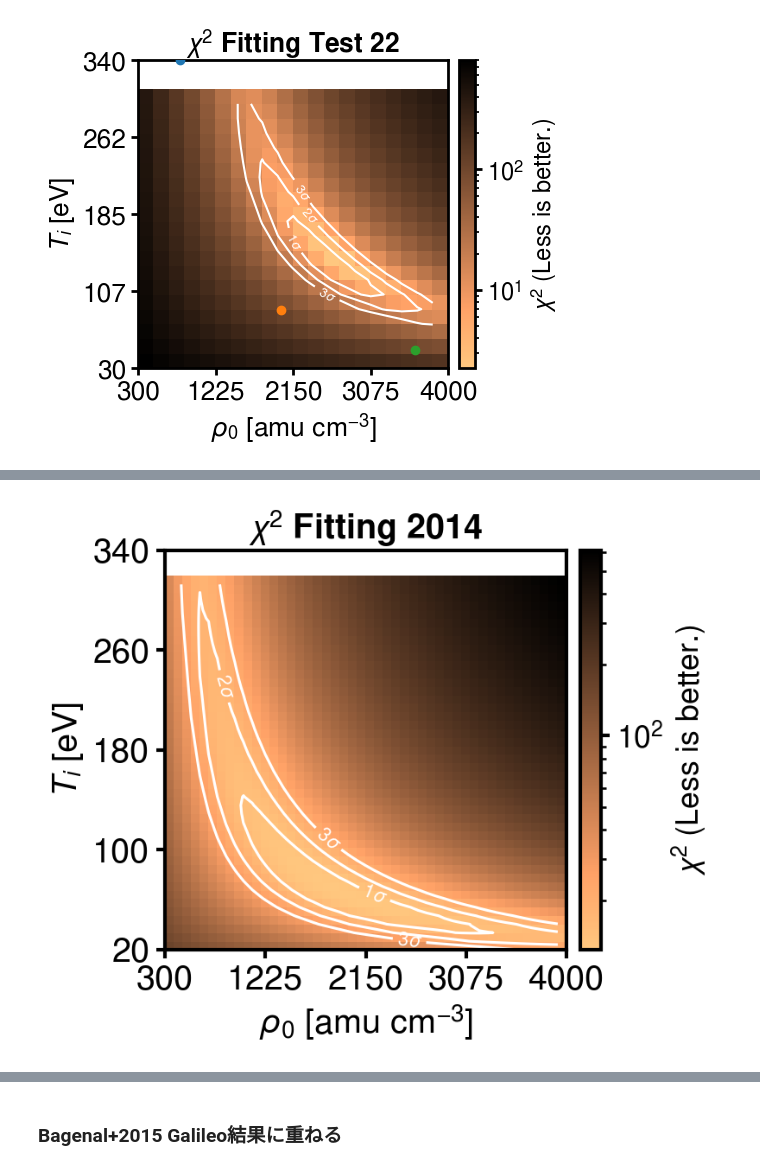
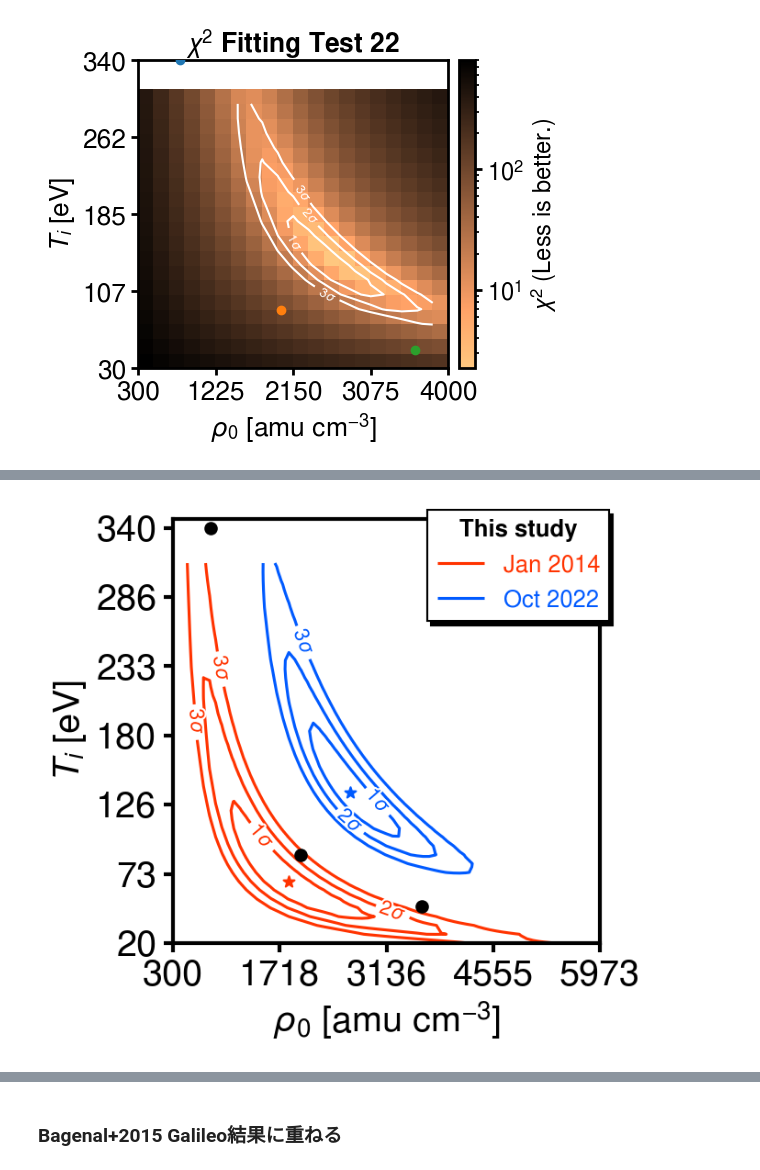
Before and after one commit to ShinnosukeSatoh/HST_Jupiter_footprints_dms, a Jupyter notebook: Leadangle_fitplot.ipynb, the cells around one changed output, grey strips where cells are left out. Cells and saved outputs as stored; diff of their text form; code cells hidden in the pictures.

Commit message:
Parameter range expanded.

```diff
--- a/Leadangle_fitplot.ipynb
+++ b/Leadangle_fitplot.ipynb
@@ -683,13 +925,7 @@ plt.plot()
 # %%
-chi2 = np.loadtxt('img/LeadangleFit/2014_5/params_chi2.txt')
-RHO0 = np.loadtxt('img/LeadangleFit/2014_5/params_RHO0.txt')
-Ti0 = np.loadtxt('img/LeadangleFit/2014_5/params_Ti0.txt')
-
-# chi square value converted to p value
-p_value = np.zeros(chi2.shape)
-for i in range(p_value.shape[0]):
-    for j in range(p_value.shape[1]):
-        p_value[i,j] = stats.chi2.sf(x=chi2[i,j], df=156)
+chi2 = np.loadtxt('img/LeadangleFit/2014_6/params_chi2A2.txt')
+RHO0 = np.loadtxt('img/LeadangleFit/2014_6/params_RHO0A2.txt')
+Ti0 = np.loadtxt('img/LeadangleFit/2014_6/params_Ti0A2.txt')
 
 # array sizes
 xsize = RHO0.shape[1]
@@ -712,41 +948,67 @@ rho_HC = (rho_HC-np.min(RHO0))*xpx
 Ti_HC = (Ti_HC-np.min(Ti0))*ypx
 
 
-# chi square 0 is not true value.
-chi2min = np.min(chi2[np.where(chi2>0)])
-chi2max = np.max(chi2)
-chi2ave = np.average(chi2)
-p_value[np.where(chi2==0)] = np.nan
-chi2[np.where(chi2==0)] = np.nan
-
 # Plot
 fontsize = 19
 fig, ax = plt.subplots(figsize=(4,4), dpi=150)
 ax.tick_params(axis='both', labelsize=fontsize)
-ax.set_title('$\\chi^2$ Fitting 2014', weight='bold', fontsize=fontsize)
+# ax.set_title('$\\chi^2$ Fitting 14 & 22', weight='bold', fontsize=fontsize)
 ax.set_xlabel('$\\rho_{\,0}$ [amu cm$^{-3}$]', fontsize=fontsize)
 ax.set_ylabel('$T_i$ [eV]', fontsize=fontsize)
+ax.set_xlim(0,chi2.shape[1])
+ax.set_ylim(0,chi2.shape[0]+1)
 ax.set_xticks(np.linspace(0,chi2.shape[1],5))
 ax.set_xticklabels(np.linspace(np.min(RHO0),np.max(RHO0),5,dtype=int))
-ax.set_yticks(np.linspace(0,chi2.shape[0],5))
-ax.set_yticklabels(np.linspace(np.min(Ti0),np.max(Ti0),5,dtype=int))
-# ax.scatter(rho_LH, Ti_LH, zorder=3)
-# ax.scatter(rho_M, Ti_M, zorder=3)
-# ax.scatter(rho_HC, Ti_HC, zorder=3)
+ax.set_yticks(np.linspace(0,chi2.shape[0],7))
+ax.set_yticklabels(np.linspace(np.min(Ti0),np.max(Ti0),7,dtype=int))
+ax.scatter(rho_LH, Ti_LH, color='k', zorder=3)
+ax.scatter(rho_M, Ti_M, color='k', zorder=3)
+ax.scatter(rho_HC, Ti_HC, color='k', zorder=3)
 
-sm = ax.pcolor(chi2, cmap='copper_r', norm=colors.LogNorm(vmin=chi2min, vmax=chi2max), zorder=1)
-# sm = ax.pcolor(chi2, cmap='copper_r', vmin=chi2min, vmax=chi2min+19)
+yr = ['14', '22']
+redblue = [cud4[0], cud4[3]]
+cn_list = []
+for i in range(2):
+    chi2 = np.loadtxt('img/LeadangleFit/20'+yr[i]+'_6/params_chi2A2.txt')
+    RHO0 = np.loadtxt('img/LeadangleFit/20'+yr[i]+'_6/params_RHO0A2.txt')
+    Ti0 = np.loadtxt('img/LeadangleFit/20'+yr[i]+'_6/params_Ti0A2.txt')
+    # chi square 0 is not true value.
+    chi2min = np.min(chi2[np.where(chi2>0)])
+    chi2min_pos = np.where(chi2==chi2min)
+    chi2max = np.max(chi2[np.where(chi2>0)])
+    chi2ave = np.average(chi2[np.where(chi2>0)])
+    chi2[np.where(chi2==0)] = np.nan
+    print(chi2min_pos, 'rho_min', RHO0[chi2min_pos], 'Ti_min', Ti0[chi2min_pos])
 
-cn = ax.contour(chi2, levels=[chi2min+2.30, chi2min+6.17, chi2min+11.8], colors='#ffffff', zorder=2)
-cn.levels = [r'$1\sigma$', r'$2\sigma$', r'$3\sigma$']
-ax.clabel(cn, cn.levels, inline=True, fontsize=fontsize*0.55)
+    ax.scatter(chi2min_pos[1], chi2min_pos[0], marker='*', color=redblue[i], zorder=3)
+    cn = ax.contour(chi2, levels=[chi2min+2.30, chi2min+6.17, chi2min+11.8], colors=redblue[i], zorder=2)
+    cn.levels = [r'$1\sigma$', r'$2\sigma$', r'$3\sigma$']
+    cl = ax.clabel(cn, cn.levels, inline=True, fontsize=fontsize*0.55)
+    # Line stroke around clabels
+    plt.setp(cl, path_effects=[pe.withStroke(linewidth=2., foreground='white')])
+    # Line stroke around contour
+    plt.setp(cn.collections, path_effects=[pe.withStroke(linewidth=3, foreground="w")])
+    cn_list.append(cn)
 
-axpos = ax.get_position()
-cax = fig.add_axes([axpos.x1*1.03, axpos.y0, 0.04, axpos.y1-axpos.y0])
-pp = fig.colorbar(sm, cax=cax)
-pp.set_label('$\\chi^2$ (Less is better.)', fontsize=fontsize*0.9)
-pp.ax.tick_params(labelsize=fontsize*0.9)
-pp.ax.yaxis.get_offset_text().set_fontsize(fontsize*0.9)  # 指数部のフォントサイズ
+# second legend
+h1,_ = cn_list[0].legend_elements()
+h2,_ = cn_list[1].legend_elements()
+legend1 = ax.legend([h1[0],h2[0]],['Jan 2014','Oct 2022'],
+                    loc='upper right',
+                    bbox_to_anchor=(1.05, 1.05),
+                    fancybox=False,
+                    facecolor='white',
+                    framealpha=1,
+                    edgecolor='k',
+                    fontsize=fontsize*0.65,)
+legend1.set_title('This study', prop={'size': fontsize*0.65, 'weight': 'bold'})
+legend_shadow(fig, ax, legend1, dx=0.006, dy=-0.008)
+
+# get contour colors
+i = 0
+for leg2text in legend1.get_texts():
+    leg2text.set_color(redblue[i])
+    i += 1
 
 plt.plot()
 # %% [output]
@@ -754 +1018 @@ plt.plot()
-[figure, old version]
+[figure, new version]
```
Also changed, not shown: parts of 9 cells of this notebook, 13 other files.
